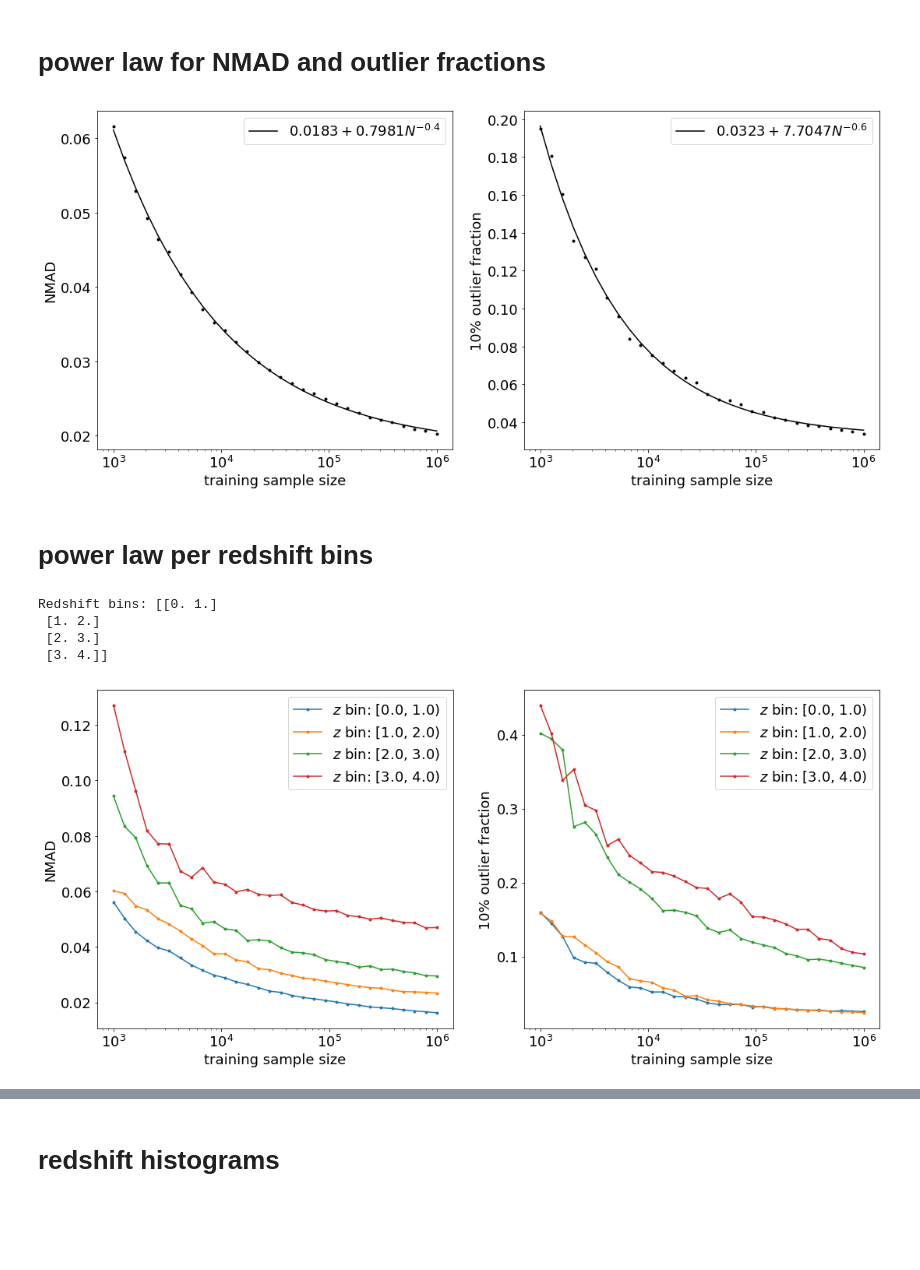
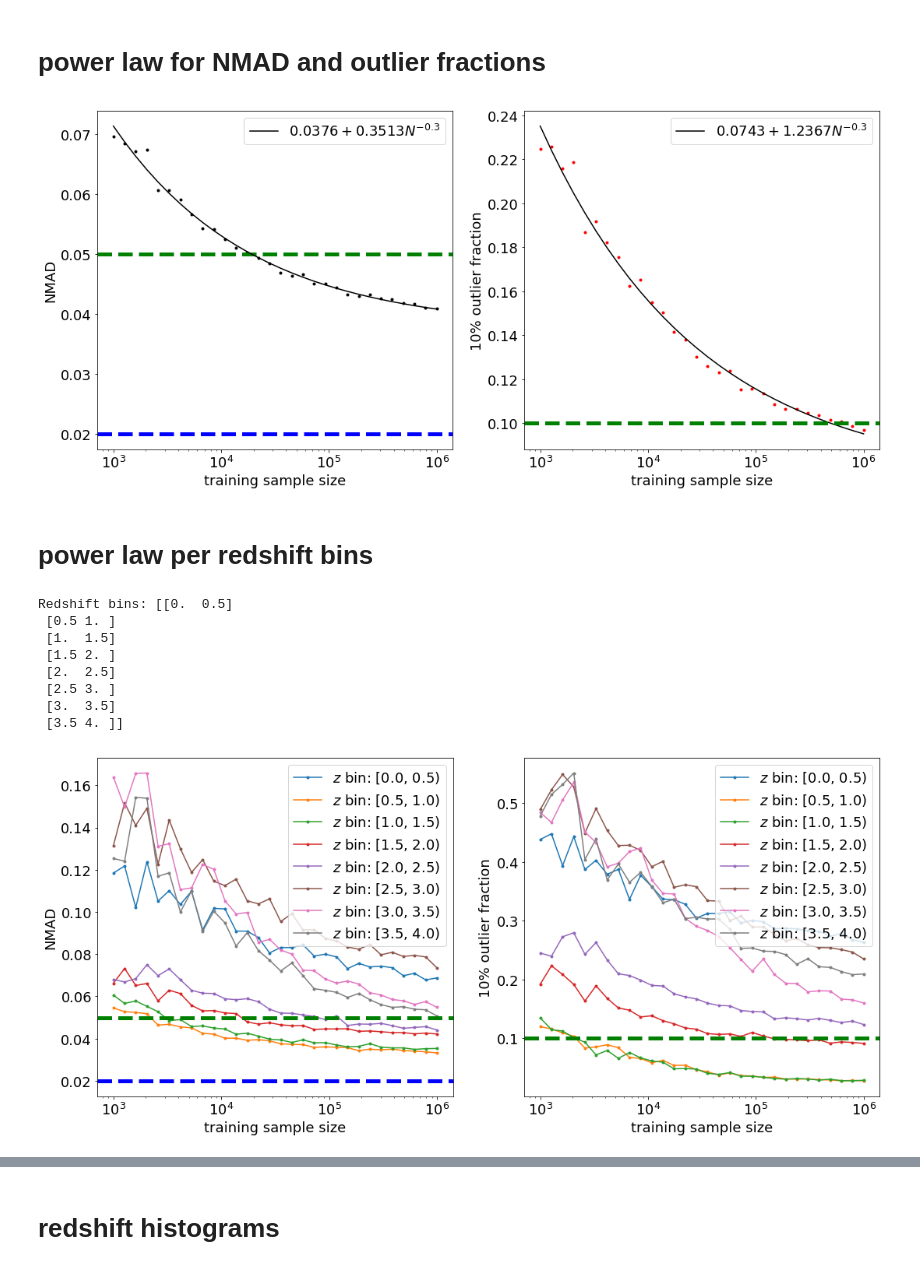
Before and after one commit to guanyilun/astro_project, a Jupyter notebook: scratch_plots.ipynb, the cells around one changed output, grey strips where cells are left out. Saved outputs shown, nothing was run; the diff lists cells and outputs as text; code cells hidden in the pictures; blank space fills up the shorter version.

```diff
--- a/scratch_plots.ipynb
+++ b/scratch_plots.ipynb
@@ -203,11 +221,14 @@ filename = os.path.join(input_dir, "%s_truth.npy" % prefix)
 if not os.path.exists(filename):
     print("Error: %s doesn't exists, exiting..." % filename)
 y_truths = np.load(filename)
+# %%
+sample_sizes = sample_sizes[:y_preds.shape[0]]
+mads = mads[:y_preds.shape[0]]
 # %%
 mads_outlier = []
 mads_accepted = []
 outlier_fraction = []
-for i in range(len(sample_sizes)):
+for i in range(y_truths.shape[0]):
     xdata = y_truths[i, :]
     ydata = y_preds[i, :]
     bad = np.ravel(np.where(np.abs(ydata-xdata)/(1+xdata)>=0.1))
@@ -221,7 +242,7 @@ from scipy.optimize import curve_fit
 from utils import target_func
 
 def add_curve_fit(ax, x, y):
-    popt, pcov = curve_fit(target_func, x, y, bounds=([0,0,-1],[10,10,0]))
+    popt, pcov = curve_fit(target_func, x, y, bounds=([-50,-50,-1],[50,50,0]))
     c, A, n = popt
     label = r"$%.4f + %.4f N^{%.1f}$" % (c, A, n)
     ax.plot(x, target_func(x, *popt), 'k-', label=label)
@@ -229,11 +250,15 @@ def add_curve_fit(ax, x, y):
 fig, axes = plt.subplots(1,2,figsize=(18,8))
 axes[0].plot(sample_sizes, mads, 'k.', label="")
 axes[0].set_ylabel("NMAD", fontsize=18)
+axes[0].axhline(0.05, linestyle="--", lw=5, color="g")
+axes[0].axhline(0.02, linestyle="--", lw=5, color="b")
 add_curve_fit(axes[0], sample_sizes, mads)
 
-axes[1].plot(sample_sizes, outlier_fraction, 'k.')
+axes[1].plot(sample_sizes, outlier_fraction, 'r.')
 axes[1].set_ylabel("10% outlier fraction", fontsize=18)
 add_curve_fit(axes[1], sample_sizes, outlier_fraction)
+axes[1].axhline(0.1, linestyle="--", lw=5, color="g")
+
 
 for ax in axes:
     ax.tick_params(labelsize=18)
@@ -241,50 +266,57 @@ for ax in axes:
     ax.set_xlabel("training sample size", fontsize=18)
     ax.legend(loc="best", fontsize=18)
 # %% [output]
-[figure, old version]
+[figure, new version]
 # %% [markdown]
 # power law per redshift bins
 # %%
-z_edges = np.linspace(0,4,5)
+z_edges = np.linspace(0,4,9)
 z_bins = np.stack([z_edges[:-1], z_edges[1:]], axis=1)
 print("Redshift bins: %s" % z_bins)
 # %% [output]
-Redshift bins: [[0. 1.]
- [1. 2.]
- [2. 3.]
- [3. 4.]]
+Redshift bins: [[0.  0.5]
+ [0.5 1. ]
+ [1.  1.5]
+ [1.5 2. ]
+ [2.  2.5]
+ [2.5 3. ]
+ [3.  3.5]
+ [3.5 4. ]]
 # %%
 fig, axes = plt.subplots(1,2,figsize=(18,8))
 
 for i in range(len(z_bins)):
     mads = []
     outlier_fraction = []
     for j in range(len(sample_sizes)):
         xdata = y_truths[j, :]
         ydata = y_preds[j, :]
         mask = np.logical_and(xdata >= z_bins[i][0], xdata < z_bins[i][1])
         xdata = xdata[mask]
         ydata = ydata[mask]
         bad = np.ravel(np.where(np.abs(ydata-xdata)/(1+xdata)>=0.1))
         frac = len(bad)*1.0/len(xdata)
         mads.append(loss_func(ydata, xdata))
         outlier_fraction.append(frac)
 
     # plotting
     axes[0].plot(sample_sizes, mads, ".-", label=r"$z$ bin: [%.1f, %.1f)" % (z_bins[i][0], z_bins[i][1]))
     axes[0].set_ylabel("NMAD", fontsize=18)
 
     axes[1].plot(sample_sizes, outlier_fraction, ".-", label=r"$z$ bin: [%.1f, %.1f)" % (z_bins[i][0], z_bins[i][1]))
     axes[1].set_ylabel("10% outlier fraction", fontsize=18)
 
+axes[0].axhline(0.05, linestyle="--", lw=5, color="g")
+axes[0].axhline(0.02, linestyle="--", lw=5, color="b")
+axes[1].axhline(0.1, linestyle="--", lw=5, color="g")
 
 for ax in axes:
     ax.tick_params(labelsize=18)
     ax.set_xscale('log')
     ax.set_xlabel("training sample size", fontsize=18)
     ax.legend(loc="best", fontsize=18)
 # %% [output]
-[figure, old version]
+[figure, new version]
 # %%
 fig, ax = plt.subplots(1,1,figsize=(10,8))
 
```
Also changed, not shown: parts of 9 cells of this notebook, 2 other files.
